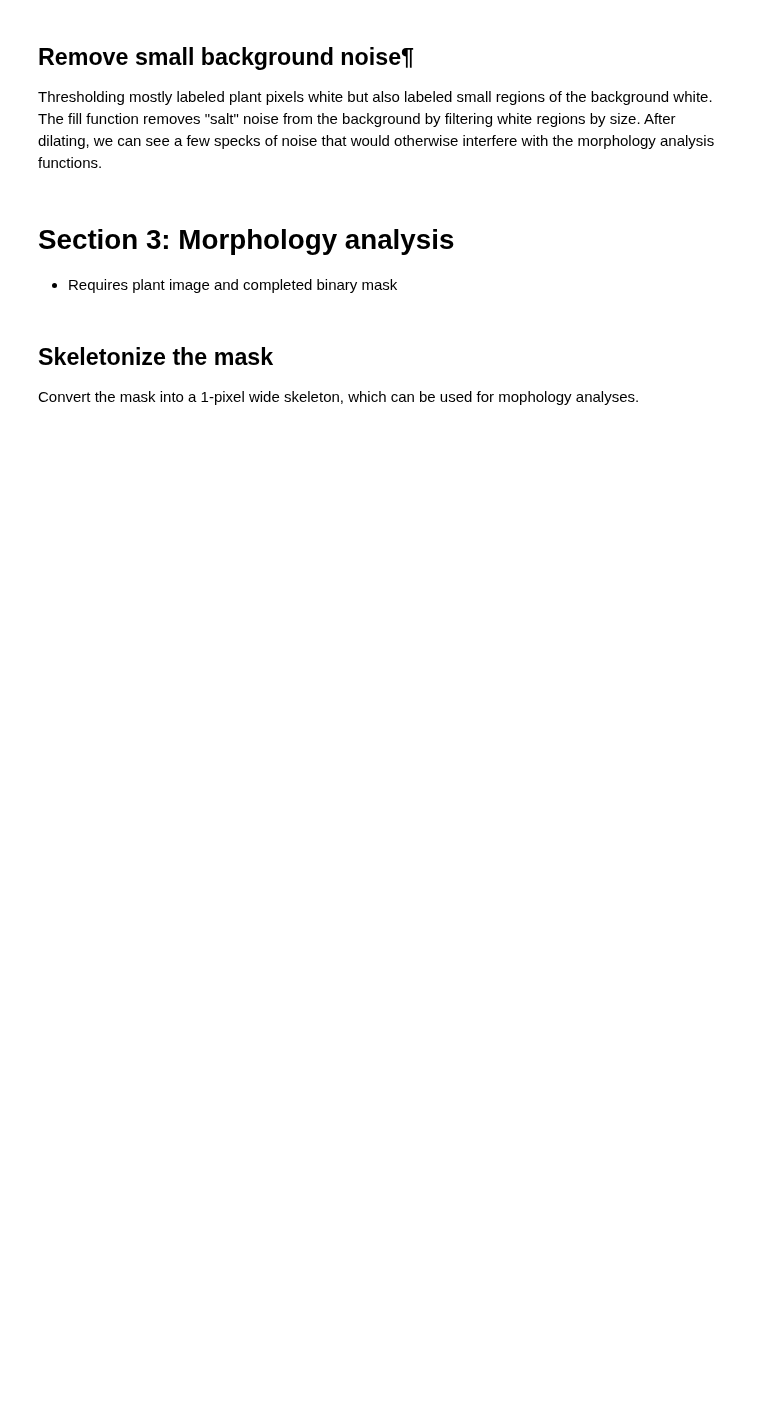
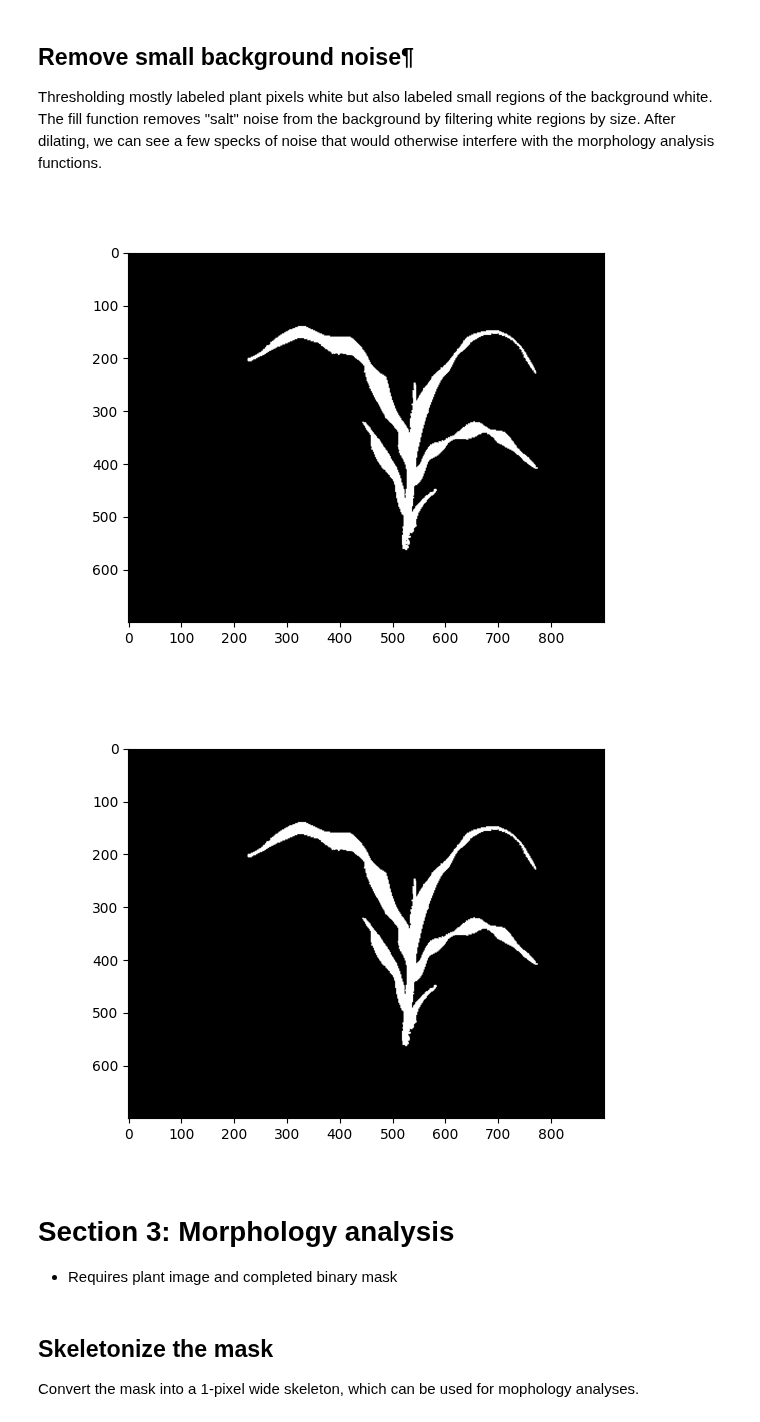
Before and after one commit to danforthcenter/plantcv-tutorial-morphology, a Jupyter notebook: index.ipynb, the cells around one changed output. Cells and saved outputs as stored; diff of their text form; code cells hidden in the pictures; blank space fills up the shorter version.

```diff
--- a/index.ipynb
+++ b/index.ipynb
@@ -115,6 +122,10 @@ mask_dilated = pcv.dilate(gray_img=cropped_mask, ksize=3, i=1)
 Thresholding mostly labeled plant pixels white but also labeled small regions of the background white. The fill function removes "salt" noise from the background by filtering white regions by size. After dilating, we can see a few specks of noise that would otherwise interfere with the morphology analysis functions.
 # %%
 mask_fill = pcv.fill(bin_img=mask_dilated, size=30)
+mask_fill = pcv.fill_holes(bin_img=mask_fill)
+# %% [output]
+[figure, added]
+[figure, added]
 # %% [markdown]
 # Section 3: Morphology analysis
 
```
Also changed, not shown: parts of 23 cells of this notebook.
